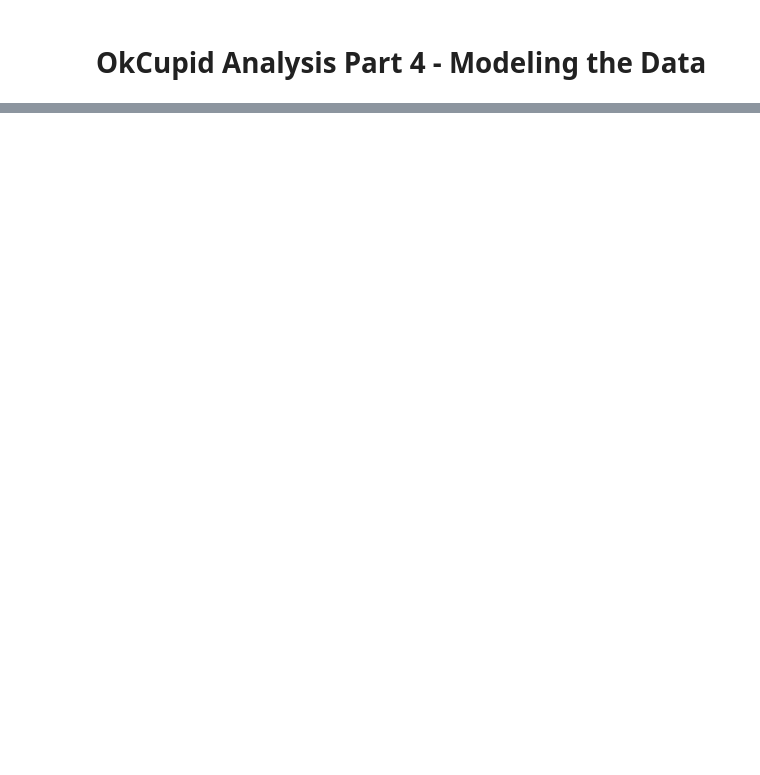
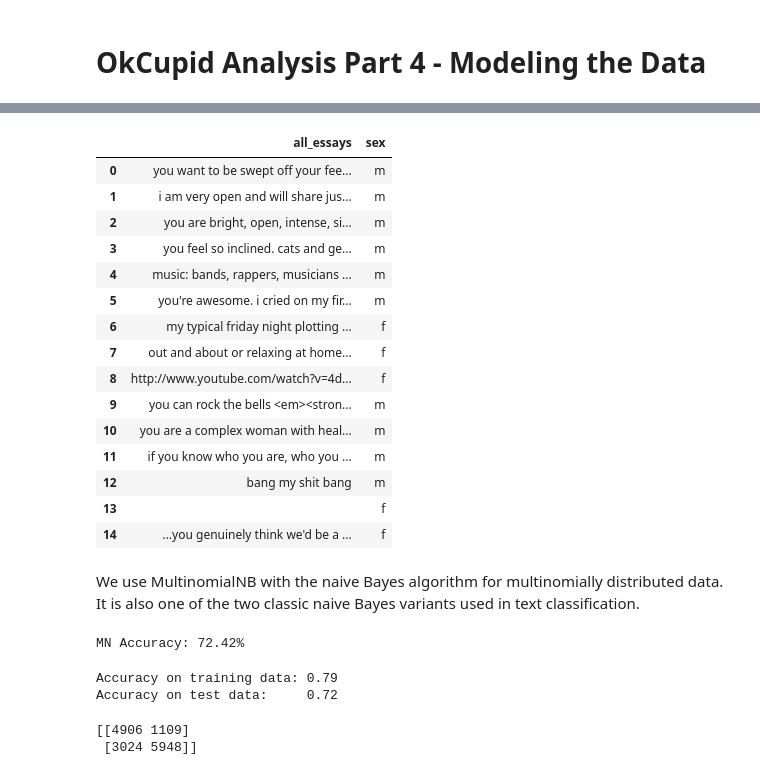
Before and after one commit to erickim5/okcupidanalysis, a Jupyter notebook: OkCupid Analysis Part 4 - Modeling the Data.ipynb, the cells around one changed output, grey strips where cells are left out. Cells and saved outputs as stored; diff of their text form; code cells hidden in the pictures; blank space fills up the shorter version.

```diff
--- a/OkCupid Analysis Part 4 - Modeling the Data.ipynb
+++ b/OkCupid Analysis Part 4 - Modeling the Data.ipynb
@@ -177,0 +7,19 @@ plt.scatter(X_reduced[:, 0], X_reduced[:, 1], c=y_pred);
+# %%
+# Packages for Data Analysis and Machine Learning
+%matplotlib inline
+import numpy as np
+import scipy as sp
+import matplotlib as mpl
+import matplotlib.cm as cm
+import matplotlib.pyplot as plt
+import pandas as pd
+import seaborn as sns
+
+# Setup Pandas
+pd.set_option('display.width', 500)
+pd.set_option('display.max_columns', 100)
+pd.set_option('display.notebook_repr_html', True)
+
+# Setup Seaborn
+sns.set_style("whitegrid")
+sns.set_context("poster")
@@ -177,0 +78,30 @@ plt.scatter(X_reduced[:, 0], X_reduced[:, 1], c=y_pred);
+# %%
+# Combining all 10 essays to a single column for each user
+# Also fixing missing essays to blank values
+df['all_essays'] = ''
+essay_names = df.loc[:,'essay0':'essay9']
+for essay_name in essay_names:
+    df[essay_name] = df[essay_name].replace(np.nan, ' ')
+    df['all_essays'] = df[essay_name] + ' ' + df['all_essays']
+# %%
+# Dataframe for essay to gender predictor
+# Could reproduce to include other variables
+essay_sex = df[['all_essays', 'sex']]
+essay_sex.head(15)
+# %% [output]
+|  | all_essays | sex |
+| 0 | you want to be swept off your fee... | m |
+| 1 | i am very open and will share jus... | m |
+| 2 | you are bright, open, intense, si... | m |
+| 3 | you feel so inclined. cats and ge... | m |
+| 4 | music: bands, rappers, musicians ... | m |
+| 5 | you're awesome. i cried on my fir... | m |
+| 6 | my typical friday night plotting ... | f |
+| 7 | out and about or relaxing at home... | f |
+| 8 | http://www.youtube.com/watch?v=4d... | f |
+| 9 | you can rock the bells <em><stron... | m |
+| 10 | you are a complex woman with heal... | m |
+| 11 | if you know who you are, who you ... | m |
+| 12 | bang my shit bang | m |
+| 13 |  | f |
+| 14 | ...you genuinely think we'd be a ... | f |
@@ -177,0 +121,25 @@ plt.scatter(X_reduced[:, 0], X_reduced[:, 1], c=y_pred);
+# %% [markdown]
+We use MultinomialNB with the naive Bayes algorithm for multinomially distributed data. It is also one of the two classic naive Bayes variants used in text classification.
+# %%
+from sklearn.naive_bayes import MultinomialNB
+from sklearn.model_selection import train_test_split
+xtrain, xtest, ytrain, ytest = train_test_split(X, y)
+clf = MultinomialNB().fit(xtrain, ytrain)
+print("MN Accuracy: %0.2f%%" % (100 * clf.score(xtest, ytest)))
+# %% [output]
+MN Accuracy: 72.42%
+# %%
+training_accuracy = clf.score(xtrain, ytrain)
+test_accuracy = clf.score(xtest, ytest)
+
+print("Accuracy on training data: %0.2f" % (training_accuracy))
+print("Accuracy on test data:     %0.2f" % (test_accuracy))
+# %% [output]
+Accuracy on training data: 0.79
+Accuracy on test data:     0.72
+# %%
+from sklearn.metrics import confusion_matrix
+print(confusion_matrix(ytest, clf.predict(xtest)))
+# %% [output]
+[[4906 1109]
+ [3024 5948]]
```
Also changed, not shown: parts of 80 cells of this notebook.
